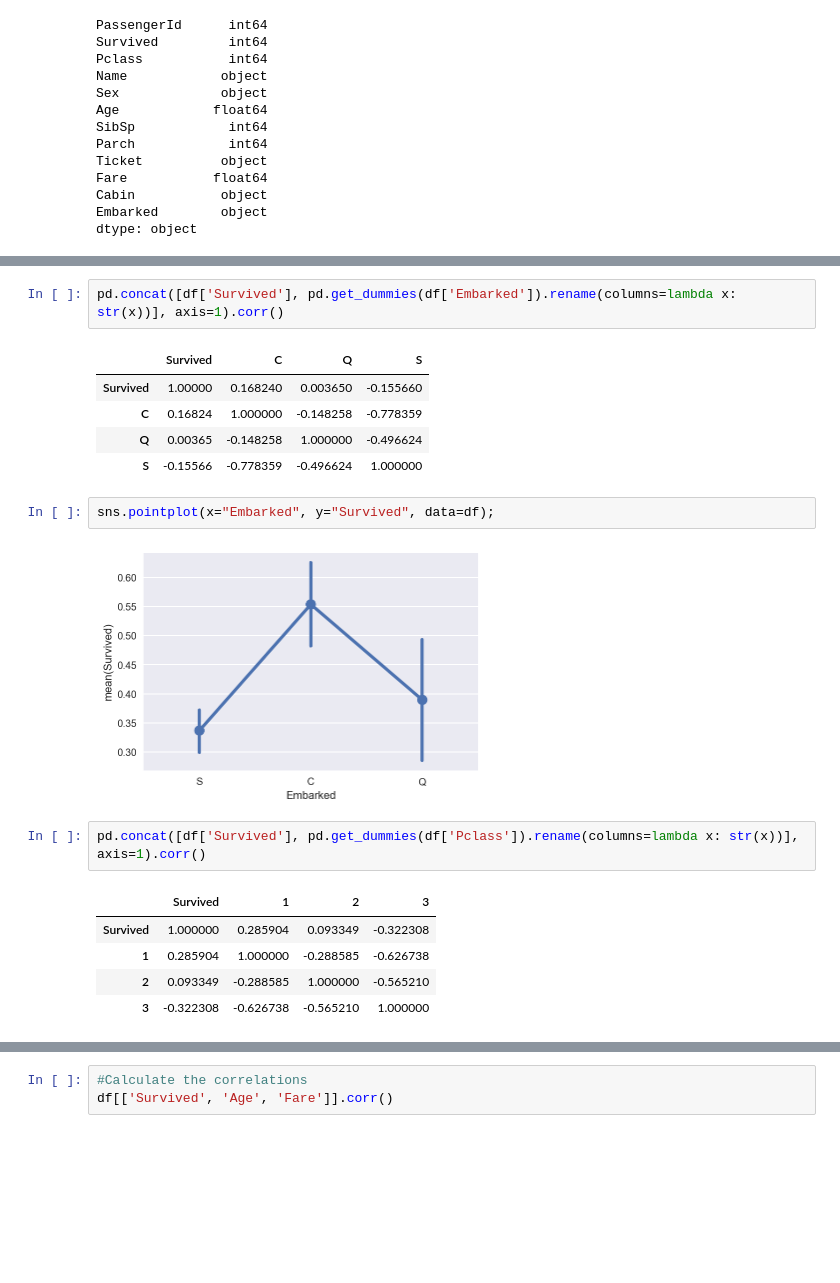
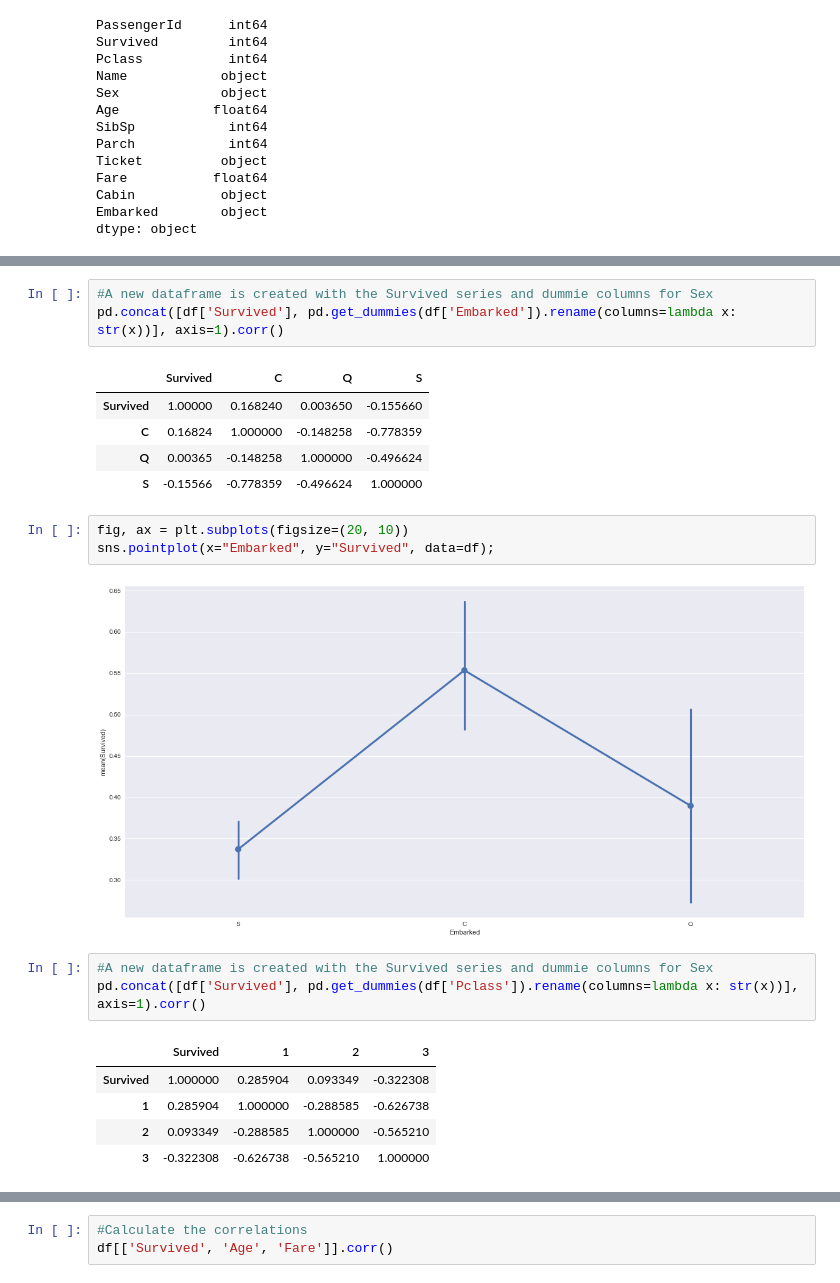
Before and after one commit to yaskyj/investigate-data-set, a Jupyter notebook: InvestigateTitanicData.ipynb, the cells around one changed output, grey strips where cells are left out. Drawn from its saved outputs; the diff is of its cells as text; blank space fills up the shorter version.

```diff
--- a/InvestigateTitanicData.ipynb
+++ b/InvestigateTitanicData.ipynb
@@ -80,4 +98,5 @@ sns.pointplot(x="Sex", y="Survived", data=df);
 # %%
+#A new dataframe is created with the Survived series and dummie columns for Sex
 pd.concat([df['Survived'], pd.get_dummies(df['Embarked']).rename(columns=lambda x: str(x))], axis=1).corr()
 # %% [output]
 |  | Survived | C | Q | S |
@@ -86,10 +105,12 @@ pd.concat([df['Survived'], pd.get_dummies(df['Embarked']).rename(columns=lambda
 | Q | 0.00365 | -0.148258 | 1.000000 | -0.496624 |
 | S | -0.15566 | -0.778359 | -0.496624 | 1.000000 |
 # %%
+fig, ax = plt.subplots(figsize=(20, 10))
 sns.pointplot(x="Embarked", y="Survived", data=df);
 # %% [output]
-[figure, old version]
+[figure, new version]
 # %%
+#A new dataframe is created with the Survived series and dummie columns for Sex
 pd.concat([df['Survived'], pd.get_dummies(df['Pclass']).rename(columns=lambda x: str(x))], axis=1).corr()
 # %% [output]
 |  | Survived | 1 | 2 | 3 |
```
Also changed, not shown: parts of 21 cells of this notebook.
